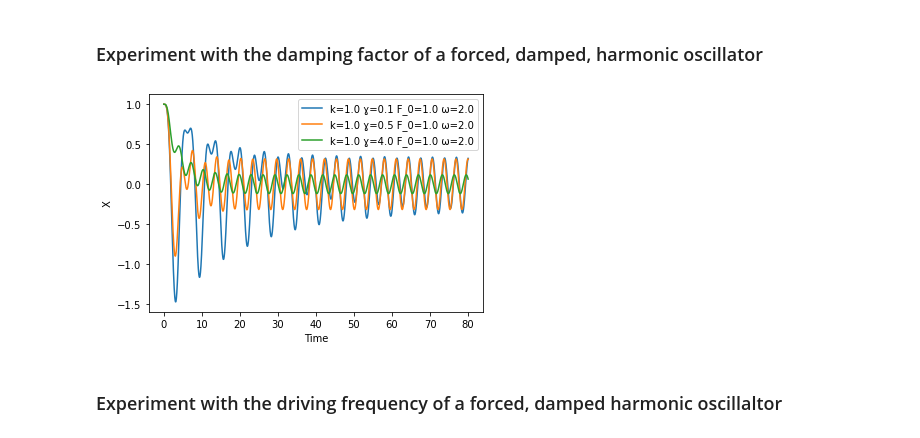
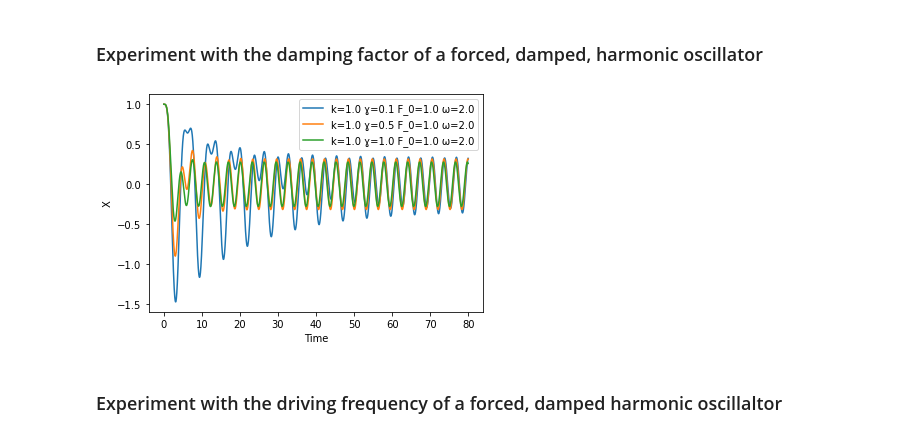
Before and after one commit to josephmckenna/ForcedDampedHarmonicOscillator, a Jupyter notebook: Worksheet.ipynb, the cells around one changed output. Cells and saved outputs as stored; diff of their text form; code cells hidden in the pictures.

```diff
--- a/Worksheet.ipynb
+++ b/Worksheet.ipynb
@@ -143,7 +143,7 @@ def PlotForcedDampedHarmonicOscillator(x , v , k , gamma, F_0 , omega , n ):
     # Construct the simulation and assign it to the variable 'a'
     a = ForcedDampedHarmonicOscillator(x, v , k , gamma, F_0 , omega )
     # Time step size
-    dt = 0.0001
+    dt = 0.001
     # Assign memory for the number of steps we will take (pre-assigned memory is faster than appending later)
     X = np.zeros((n,))
     T = np.zeros((n,))
@@ -157,16 +157,16 @@ def PlotForcedDampedHarmonicOscillator(x , v , k , gamma, F_0 , omega , n ):
 ### Experiment with the damping factor of a forced, damped, harmonic oscillator
 # %%
 
-PlotForcedDampedHarmonicOscillator(x = 1., v = 0., k = 1., gamma = 0.1, F_0 = 1, omega = 2,n = 800000)
-PlotForcedDampedHarmonicOscillator(x = 1., v = 0., k = 1., gamma = 0.5, F_0 = 1, omega = 2,n = 800000)
-PlotForcedDampedHarmonicOscillator(x = 1., v = 0., k = 1., gamma = 4, F_0 = 1, omega = 2,n = 800000)
+PlotForcedDampedHarmonicOscillator(x = 1., v = 0., k = 1., gamma = 0.1, F_0 = 1, omega = 2,n = 80000)
+PlotForcedDampedHarmonicOscillator(x = 1., v = 0., k = 1., gamma = 0.5, F_0 = 1, omega = 2,n = 80000)
+PlotForcedDampedHarmonicOscillator(x = 1., v = 0., k = 1., gamma = 1, F_0 = 1, omega = 2,n = 80000)
 
 plt.xlabel('Time')
 plt.ylabel('X')
 plt.legend()
 plt.show()
 # %% [output]
-[figure, old version]
+[figure, new version]
 # %% [markdown]
 ### Experiment with the driving frequency of a forced, damped harmonic oscillaltor
 # %%
```
Also changed, not shown: parts of 9 cells of this notebook.
